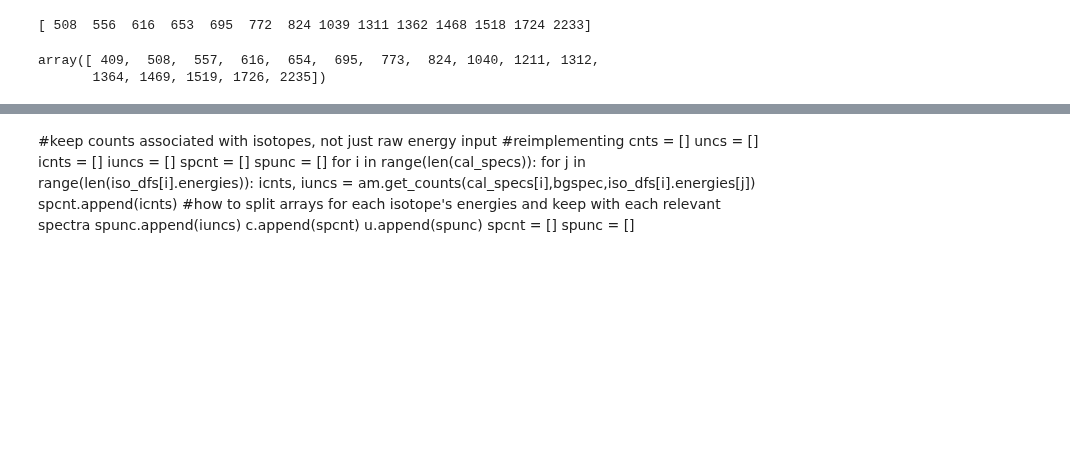
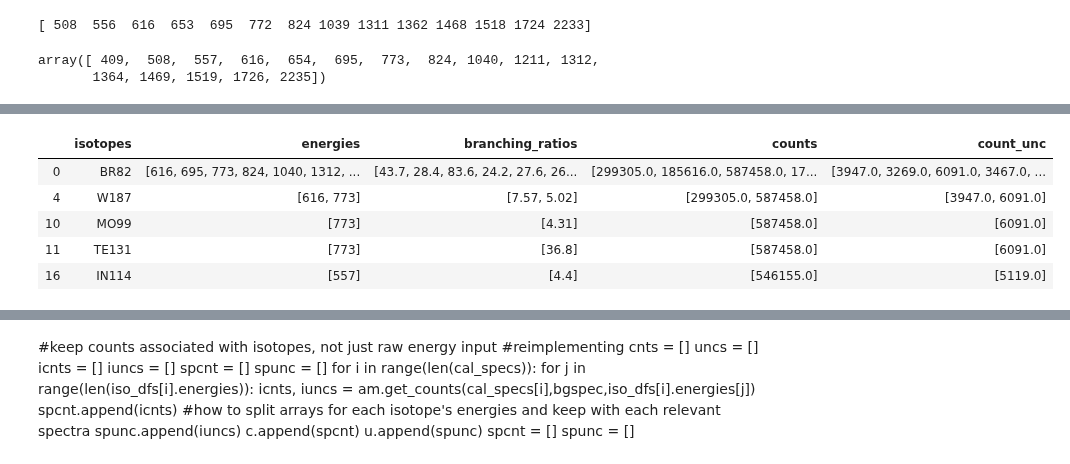
Before and after one commit to bearing/radwatch-analysis, a Jupyter notebook: NAA/NAA Fall 2020.ipynb, the cells around one changed output, grey strips where cells are left out. Saved outputs shown, nothing was run; the diff lists cells and outputs as text; code cells hidden in the pictures; blank space fills up the shorter version.

```diff
--- a/NAA/NAA Fall 2020.ipynb
+++ b/NAA/NAA Fall 2020.ipynb
@@ -239,4 +258,11 @@ KeyError: '[14 15] not found in axis'
 # %%
-new_df2 = iso_dfs[1].drop([1,3,4,5,6,7,8,9,11,12,13,14,16,18,19,20])
+new_df2 = iso_dfs[1].drop([1,2,3,5,6,7,8,9,12,13,14,15,17,18,19,20,21,22])
 new_df2
+# %% [output]
+|  | isotopes | energies | branching_ratios | counts | count_unc |
+| 0 | BR82 | [616, 695, 773, 824, 1040, 1312, ... | [43.7, 28.4, 83.6, 24.2, 27.6, 26... | [299305.0, 185616.0, 587458.0, 17... | [3947.0, 3269.0, 6091.0, 3467.0, ... |
+| 4 | W187 | [616, 773] | [7.57, 5.02] | [299305.0, 587458.0] | [3947.0, 6091.0] |
+| 10 | MO99 | [773] | [4.31] | [587458.0] | [6091.0] |
+| 11 | TE131 | [773] | [36.8] | [587458.0] | [6091.0] |
+| 16 | IN114 | [557] | [4.4] | [546155.0] | [5119.0] |
 # %%
```
Also changed, not shown: parts of 17 cells of this notebook.
